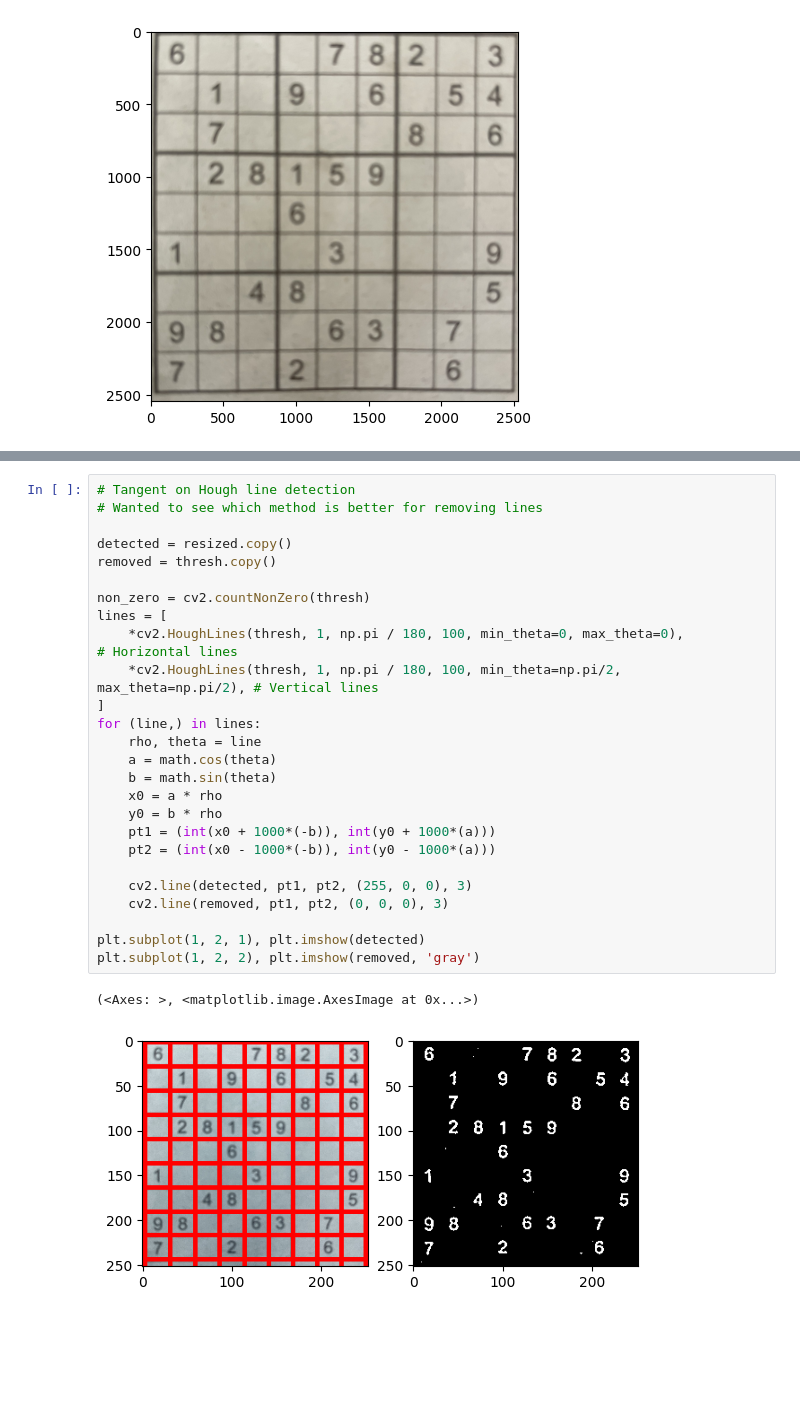
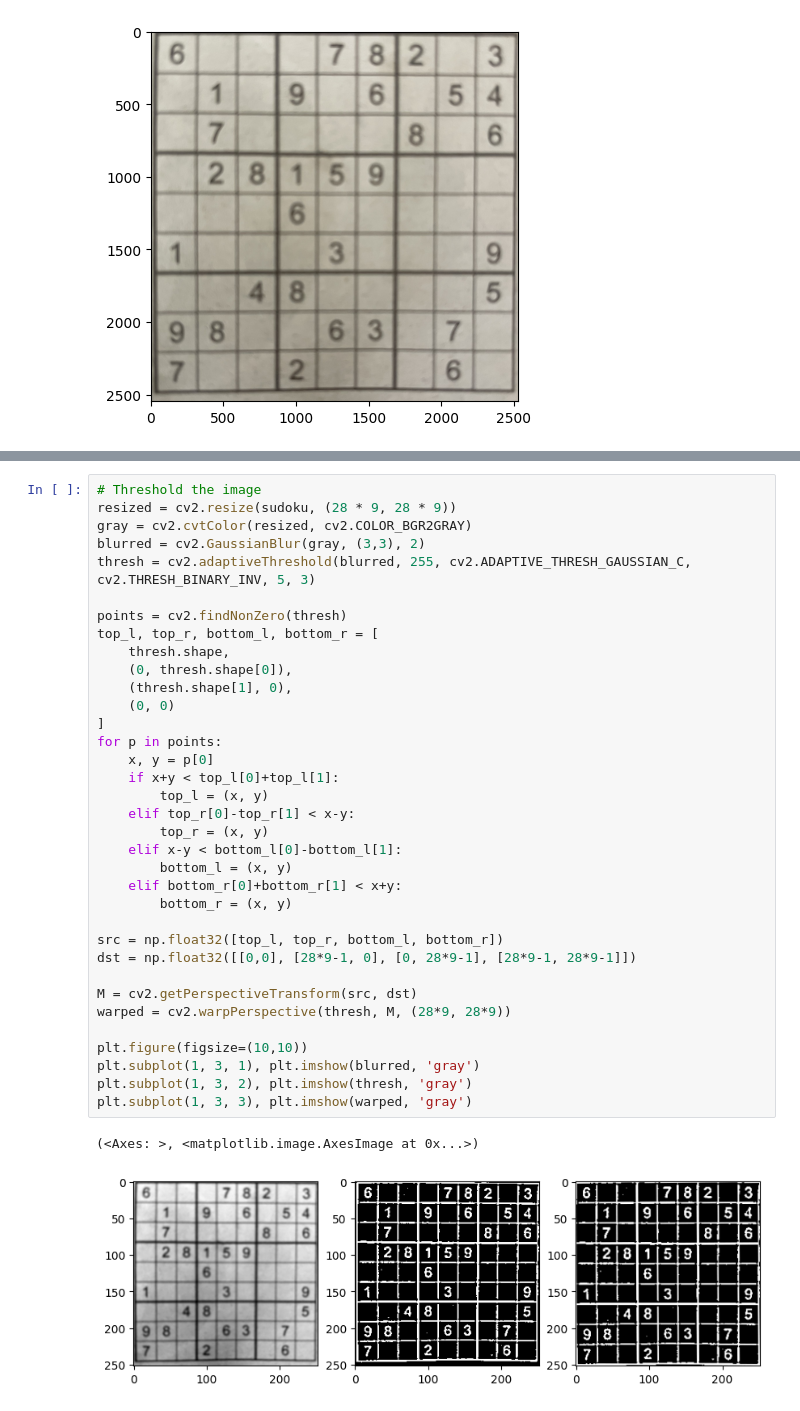
Before and after one commit to andraspalasti/sudoku-solver, a Jupyter notebook: notebooks/img_proc_workflow.ipynb, the cells around one changed output, grey strips where cells are left out. Drawn from its saved outputs; the diff is of its cells as text; blank space fills up the shorter version.

Commit message:
using perspective transform for better results

```diff
--- a/notebooks/img_proc_workflow.ipynb
+++ b/notebooks/img_proc_workflow.ipynb
@@ -77,29 +56,38 @@ plt.subplot(1, 2, 2), plt.imshow(thresh, 'gray')
-# %%
-# Tangent on Hough line detection
-# Wanted to see which method is better for removing lines
-
-detected = resized.copy()
-removed = thresh.copy()
-
-non_zero = cv2.countNonZero(thresh)
-lines = [
-    *cv2.HoughLines(thresh, 1, np.pi / 180, 100, min_theta=0, max_theta=0), # Horizontal lines
-    *cv2.HoughLines(thresh, 1, np.pi / 180, 100, min_theta=np.pi/2, max_theta=np.pi/2), # Vertical lines
-]
-for (line,) in lines:
-    rho, theta = line
-    a = math.cos(theta)
-    b = math.sin(theta)
-    x0 = a * rho
-    y0 = b * rho
-    pt1 = (int(x0 + 1000*(-b)), int(y0 + 1000*(a)))
-    pt2 = (int(x0 - 1000*(-b)), int(y0 - 1000*(a)))
-
-    cv2.line(detected, pt1, pt2, (255, 0, 0), 3)
-    cv2.line(removed, pt1, pt2, (0, 0, 0), 3)
-
-plt.subplot(1, 2, 1), plt.imshow(detected)
-plt.subplot(1, 2, 2), plt.imshow(removed, 'gray')
-# %% [output]
-(<Axes: >, <matplotlib.image.AxesImage at 0x...>)
-[figure, removed]
+# %%
+# Threshold the image
+resized = cv2.resize(sudoku, (28 * 9, 28 * 9))
+gray = cv2.cvtColor(resized, cv2.COLOR_BGR2GRAY)
+blurred = cv2.GaussianBlur(gray, (3,3), 2)
+thresh = cv2.adaptiveThreshold(blurred, 255, cv2.ADAPTIVE_THRESH_GAUSSIAN_C, cv2.THRESH_BINARY_INV, 5, 3)
+
+points = cv2.findNonZero(thresh)
+top_l, top_r, bottom_l, bottom_r = [
+    thresh.shape,
+    (0, thresh.shape[0]),
+    (thresh.shape[1], 0),
+    (0, 0)
+]
+for p in points:
+    x, y = p[0]
+    if x+y < top_l[0]+top_l[1]:
+        top_l = (x, y)
+    elif top_r[0]-top_r[1] < x-y:
+        top_r = (x, y)
+    elif x-y < bottom_l[0]-bottom_l[1]:
+        bottom_l = (x, y)
+    elif bottom_r[0]+bottom_r[1] < x+y:
+        bottom_r = (x, y)
+
+src = np.float32([top_l, top_r, bottom_l, bottom_r])
+dst = np.float32([[0,0], [28*9-1, 0], [0, 28*9-1], [28*9-1, 28*9-1]])
+
+M = cv2.getPerspectiveTransform(src, dst)
+warped = cv2.warpPerspective(thresh, M, (28*9, 28*9))
+
+plt.figure(figsize=(10,10))
+plt.subplot(1, 3, 1), plt.imshow(blurred, 'gray')
+plt.subplot(1, 3, 2), plt.imshow(thresh, 'gray')
+plt.subplot(1, 3, 3), plt.imshow(warped, 'gray')
+# %% [output]
+(<Axes: >, <matplotlib.image.AxesImage at 0x...>)
+[figure, added]
```
Also changed, not shown: parts of 5 cells of this notebook.
